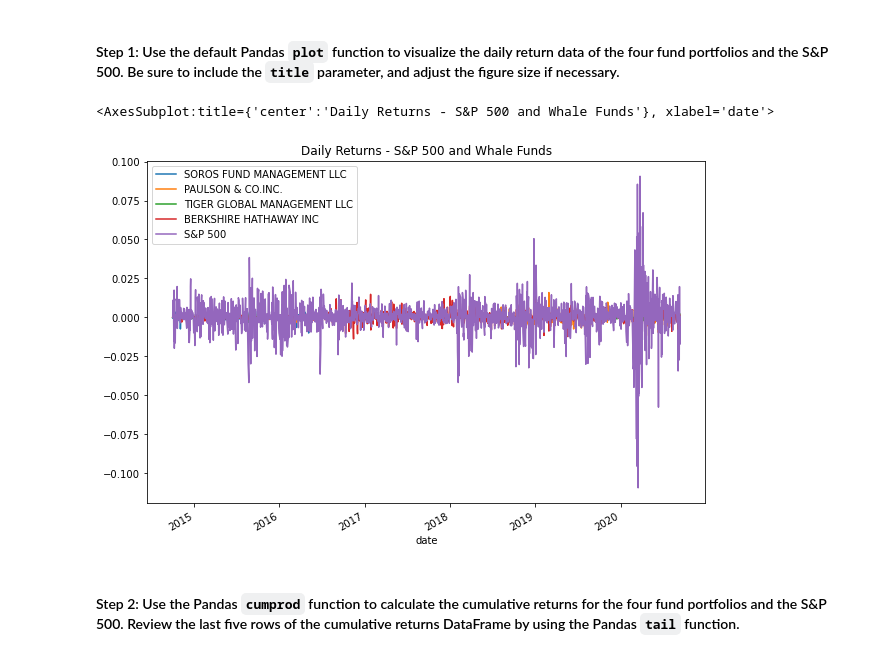
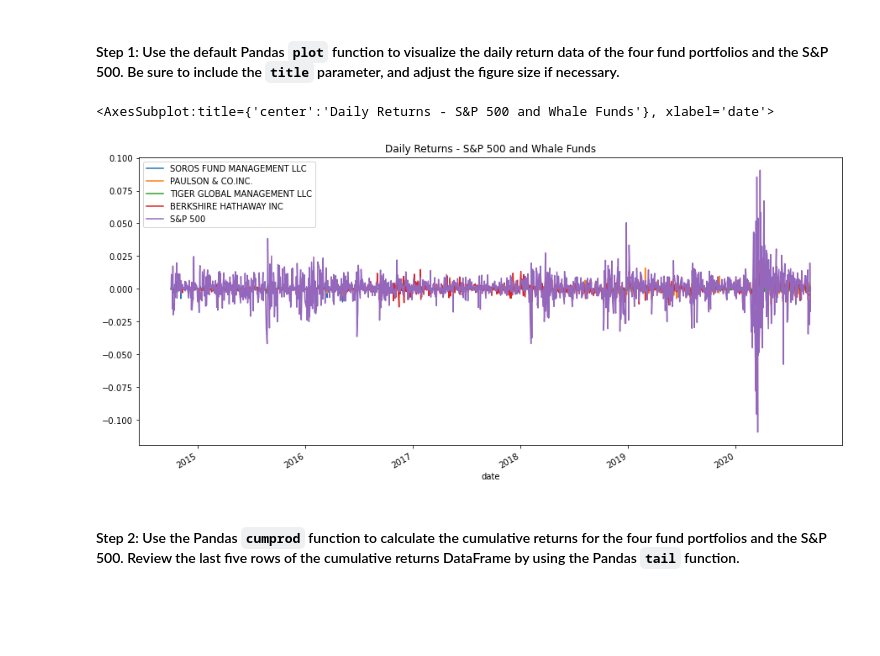
Before and after one commit to nguyenthuyt/whale_analysis, a Jupyter notebook: risk_return_analysis.ipynb, the cells around one changed output. Cells and saved outputs as stored; diff of their text form; code cells hidden in the pictures; blank space fills up the shorter version.

```diff
--- a/risk_return_analysis.ipynb
+++ b/risk_return_analysis.ipynb
@@ -110,7 +110,9 @@ import numpy as np
 # Import the data by reading in the CSV file and setting the DatetimeIndex
 # Review the first 5 rows of the DataFrame
 whale_analysis_df = pd.read_csv(Path("./Resources/whale_navs.csv"),
-                                index_col="date", parse_dates=True, infer_datetime_format=True)
+                                index_col="date",
+                                parse_dates=True,
+                                infer_datetime_format=True)
 
 whale_analysis_df.head()
 # %% [output]
@@ -159,10 +154,10 @@ Analyze the data to determine if any of the portfolios outperform the broader st
 # %%
 # Plot the daily return data of the 4 funds and the S&P 500
 # Inclue a title parameter and adjust the figure size
-daily_returns_df.plot(figsize=(10,7), title="Daily Returns - S&P 500 and Whale Funds")
+daily_returns_df.plot(figsize=(15,7), title="Daily Returns - S&P 500 and Whale Funds")
 # %% [output]
 <AxesSubplot:title={'center':'Daily Returns - S&P 500 and Whale Funds'}, xlabel='date'>
-[figure, old version]
+[figure, new version]
 # %% [markdown]
 #### Step 2: Use the Pandas `cumprod` function to calculate the cumulative returns for the four fund portfolios and the S&P 500. Review the last five rows of the cumulative returns DataFrame by using the Pandas `tail` function.
 # %%
```
Also changed, not shown: parts of 21 cells of this notebook.
